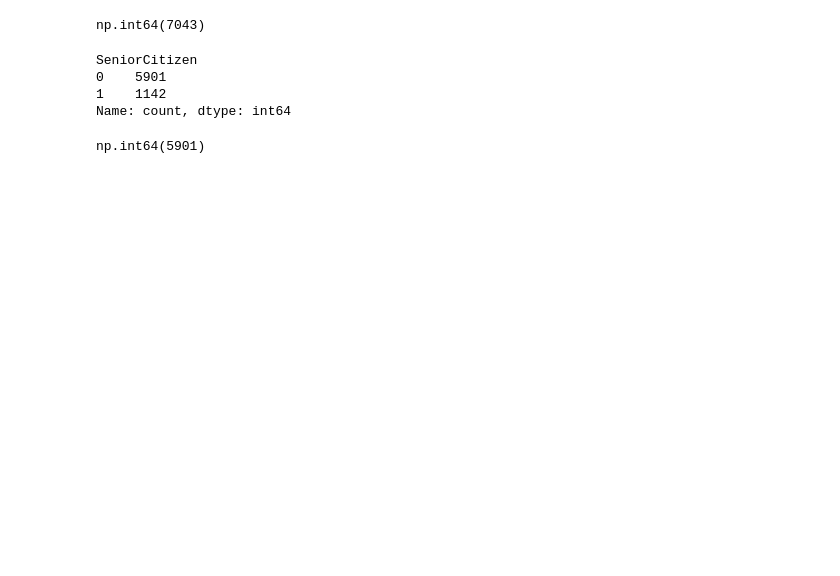
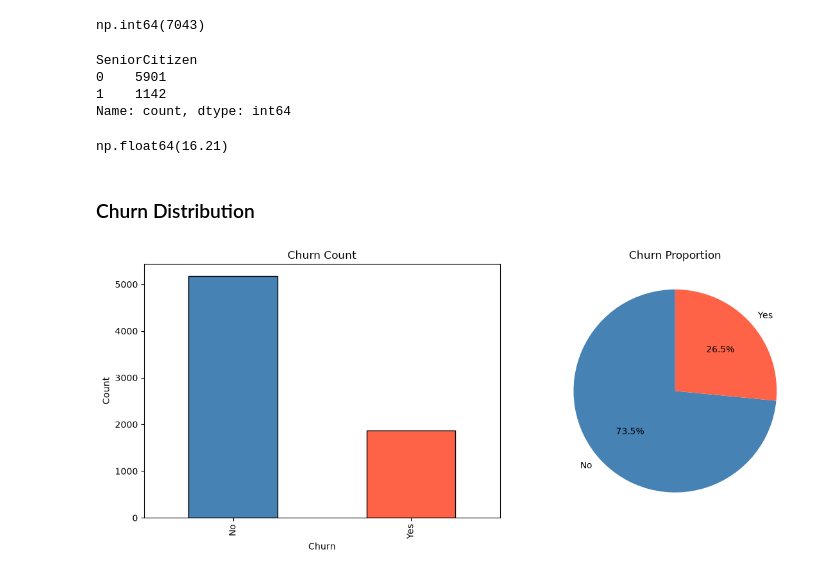
Before and after one commit to Anujjadaun97/Telco-Customer-Churn-Prediction, a Jupyter notebook: notebooks/01_data_cleaning.ipynb, the cells around one changed output. Saved outputs shown, nothing was run; the diff lists cells and outputs as text; code cells hidden in the pictures; blank space fills up the shorter version.

```diff
--- a/notebooks/01_data_cleaning.ipynb
+++ b/notebooks/01_data_cleaning.ipynb
@@ -214,7 +217,29 @@ SeniorCitizen
 1    1142
 Name: count, dtype: int64
 # %%
-(df['SeniorCitizen'] == 0).sum()
-(df['SeniorCitizen'] == 1).sum()
+young = (df['SeniorCitizen'] == 0).sum()
+senior = (df['SeniorCitizen'] == 1).sum()
-# %% [output]
-np.int64(5901)
+# %%
+senior_percent = round((senior/df['SeniorCitizen'].count())*100,2)
+senior_percent
+# %% [output]
+np.float64(16.21)
+# %% [markdown]
+### Churn Distribution
+# %%
+fig, axes = plt.subplots(1,2, figsize=(12,5))
+
+#count plot
+df['Churn'].value_counts().plot.bar(ax=axes[0], color=['steelblue', 'tomato'], edgecolor='black')
+axes[0].set_title('Churn Count')
+axes[0].set_xlabel('Churn')
+axes[0].set_ylabel('Count')
+
+# Pie chart
+df['Churn'].value_counts().plot.pie(ax=axes[1], autopct='%1.1f%%', colors=['steelblue', 'tomato'], startangle=90)
+axes[1].set_title('Churn Proportion')
+axes[1].set_ylabel('')
+plt.tight_layout()
+plt.show()
+# %% [output]
+[figure, added]
```
Also changed, not shown: parts of 12 cells of this notebook.
